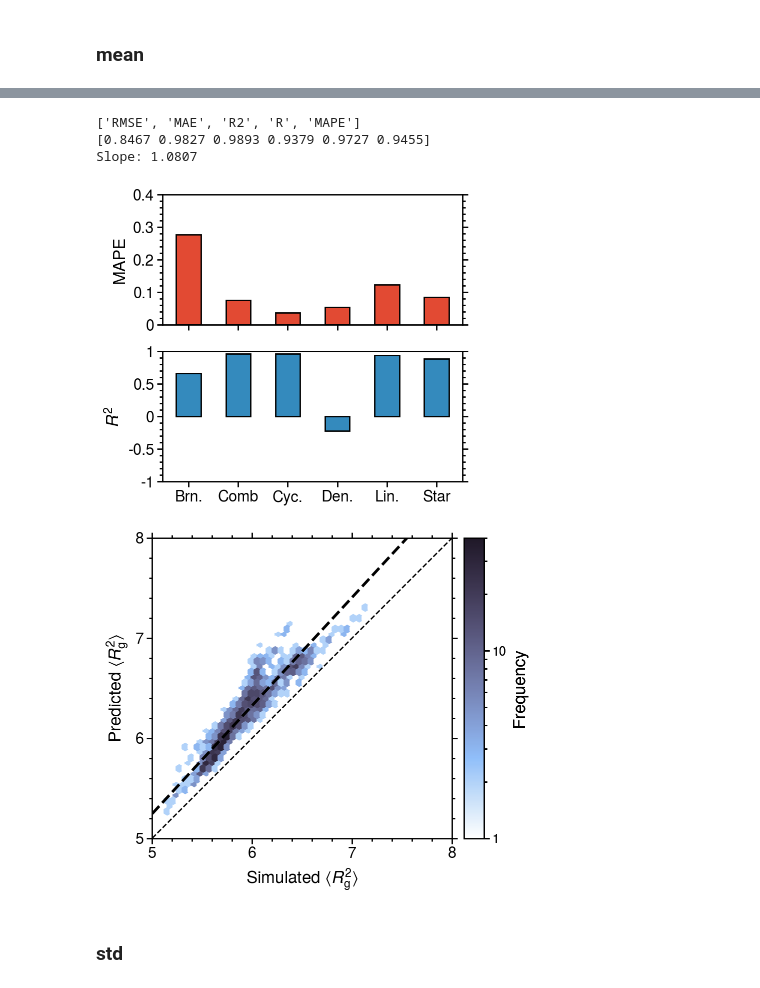
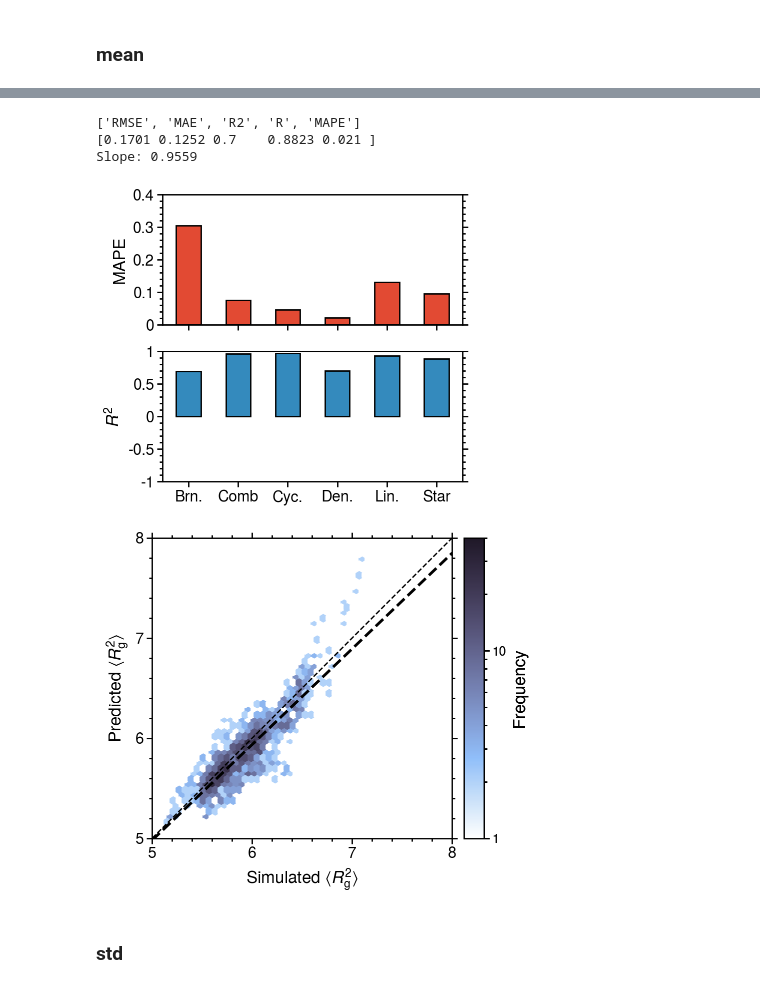
Before and after one commit to webbtheosim/gcgnn, a Jupyter notebook: notebooks/figure_result.ipynb, the cells around one changed output, grey strips where cells are left out. Cells and saved outputs as stored; diff of their text form; code cells hidden in the pictures.

```diff
--- a/notebooks/figure_result.ipynb
+++ b/notebooks/figure_result.ipynb
@@ -28,7 +28,7 @@ for color in colors:
 pplt.rc["figure.facecolor"] = "white"
 
 DATA_DIR="/scratch/gpfs/sj0161/delta_pattern/"
-PLOT_DIR="/home/sj0161/gcgnn/fig/"
+PLOT_DIR="/scratch/gpfs/sj0161/gcgnn/fig/"
 TRAIN_RESULT_DIR = "/scratch/gpfs/sj0161/gcgnn/history/"
 RESULT_DIR = "/scratch/gpfs/sj0161/gcgnn/result/"
 
@@ -367,7 +531,7 @@ rg2_mean   = {}
 rg2_var    = {}
 
 for start, end in data_ranges:
-    filename = os.path.join(DATA_DIR, f"pattern_graph_data_{start}_{end}_rg_new.pickle")
+    filename = os.path.join(DATA_DIR, f"v2_pattern_graph_data_{start}_{end}_rg_new.pickle")
 
     with open(filename, "rb") as handle:
         graph_data[start] = pickle.load(handle)
@@ -439,30 +603,30 @@ Slope: 0.9127
 [figure]
 [figure]
 # %%
-# std test set MW_mid
-input_file = "GNN_Guided_Baseline_Simple_2_0_128_0.001_1000_128_mean_mse_1.pickle"
+# test set MW_mid
+input_file = "GNN_Guided_Baseline_Simple_2_0_64_0.001_1000_128_mean_mse_1_attn_GAT.pickle"
 plot_dendrimer(
     TRAIN_RESULT_DIR,
     PLOT_DIR,
     COLORS,
     label_data,
     input_file,
     cbar_vmax=40.0,
     bar_ratio=1.0,
     ylim1=[0, 0.4],
     ylim2=[-1, 1],
     first_ticks=[-1, -0.5, 0, 0.5, 1],
     yticklabels=[-1, -0.5, 0, 0.5, 1],
     vmin=5,
     vmax=8,
     second_ticks=[5, 6, 7, 8],
 )
 # %% [output]
 ['RMSE', 'MAE', 'R2', 'R', 'MAPE']
-[0.8467 0.9827 0.9893 0.9379 0.9727 0.9455]
-Slope: 1.0807
+[0.1701 0.1252 0.7    0.8823 0.021 ]
+Slope: 0.9559
-[figure, old version]
+[figure, new version]
-[figure, old version]
+[figure, new version]
 # %% [markdown]
 ### std
 # %%
```
Also changed, not shown: parts of 40 cells of this notebook.
